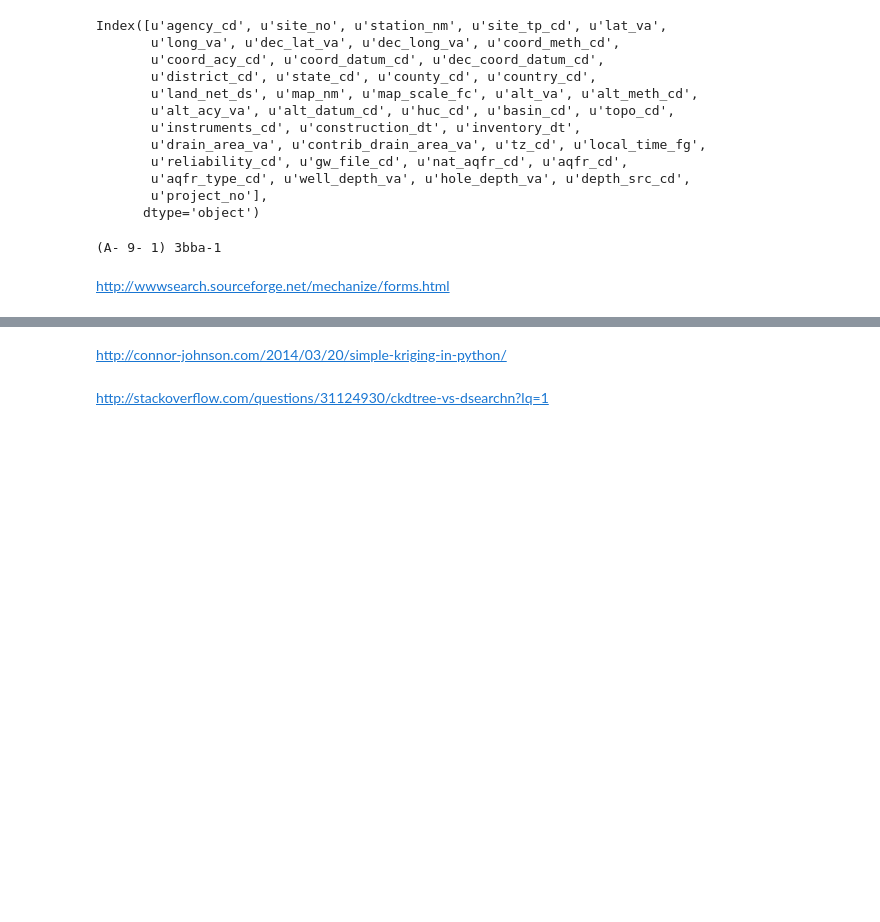
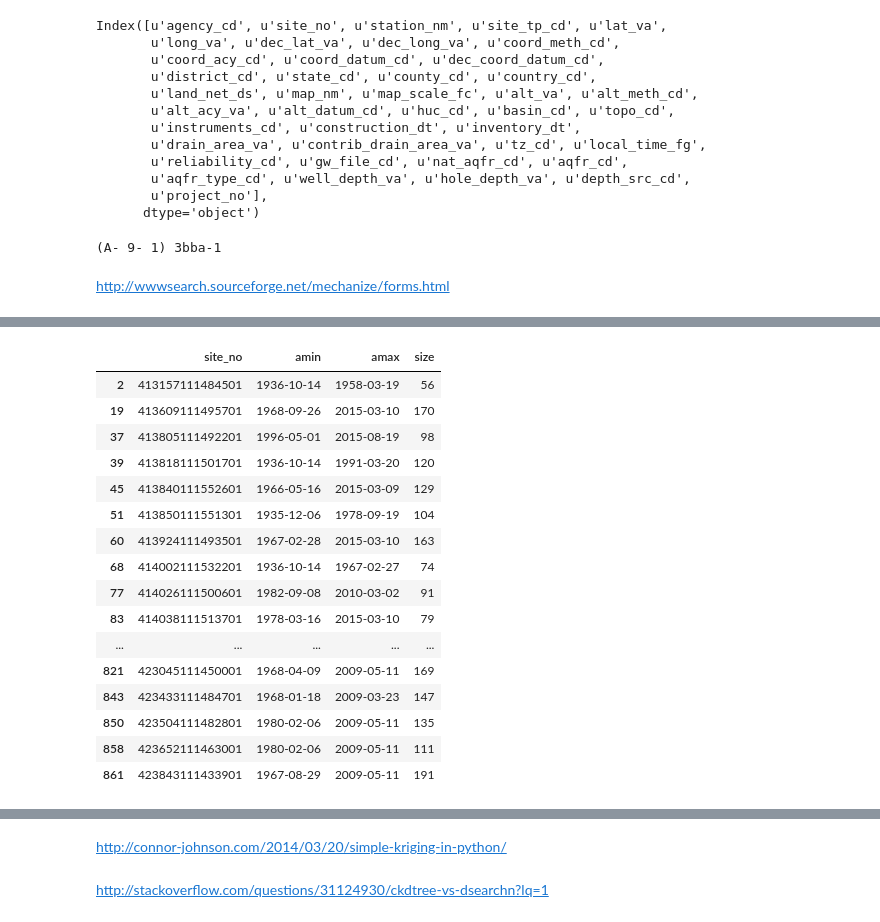
Before and after one commit to inkenbrandt/IPython, a Jupyter notebook: USGS_Interpolate.ipynb, the cells around one changed output, grey strips where cells are left out. Saved outputs shown, nothing was run; the diff lists cells and outputs as text; code cells hidden in the pictures; blank space fills up the shorter version.

```diff
--- a/USGS_Interpolate.ipynb
+++ b/USGS_Interpolate.ipynb
@@ -294,0 +402,20 @@ stationWL['wlelev'] = stationWL[['lev_va','Elev']].apply(lambda x: getwlelev(x),
+# %%
+USGS_Site_Info
+# %% [output]
+|  | site_no | amin | amax | size |
+| 2 | 413157111484501 | 1936-10-14 | 1958-03-19 | 56 |
+| 19 | 413609111495701 | 1968-09-26 | 2015-03-10 | 170 |
+| 37 | 413805111492201 | 1996-05-01 | 2015-08-19 | 98 |
+| 39 | 413818111501701 | 1936-10-14 | 1991-03-20 | 120 |
+| 45 | 413840111552601 | 1966-05-16 | 2015-03-09 | 129 |
+| 51 | 413850111551301 | 1935-12-06 | 1978-09-19 | 104 |
+| 60 | 413924111493501 | 1967-02-28 | 2015-03-10 | 163 |
+| 68 | 414002111532201 | 1936-10-14 | 1967-02-27 | 74 |
+| 77 | 414026111500601 | 1982-09-08 | 2010-03-02 | 91 |
+| 83 | 414038111513701 | 1978-03-16 | 2015-03-10 | 79 |
+| ... | ... | ... | ... | ... |
+| 821 | 423045111450001 | 1968-04-09 | 2009-05-11 | 169 |
+| 843 | 423433111484701 | 1968-01-18 | 2009-03-23 | 147 |
+| 850 | 423504111482801 | 1980-02-06 | 2009-05-11 | 135 |
+| 858 | 423652111463001 | 1980-02-06 | 2009-05-11 | 111 |
+| 861 | 423843111433901 | 1967-08-29 | 2009-05-11 | 191 |
```
Also changed, not shown: parts of 35 cells of this notebook.
